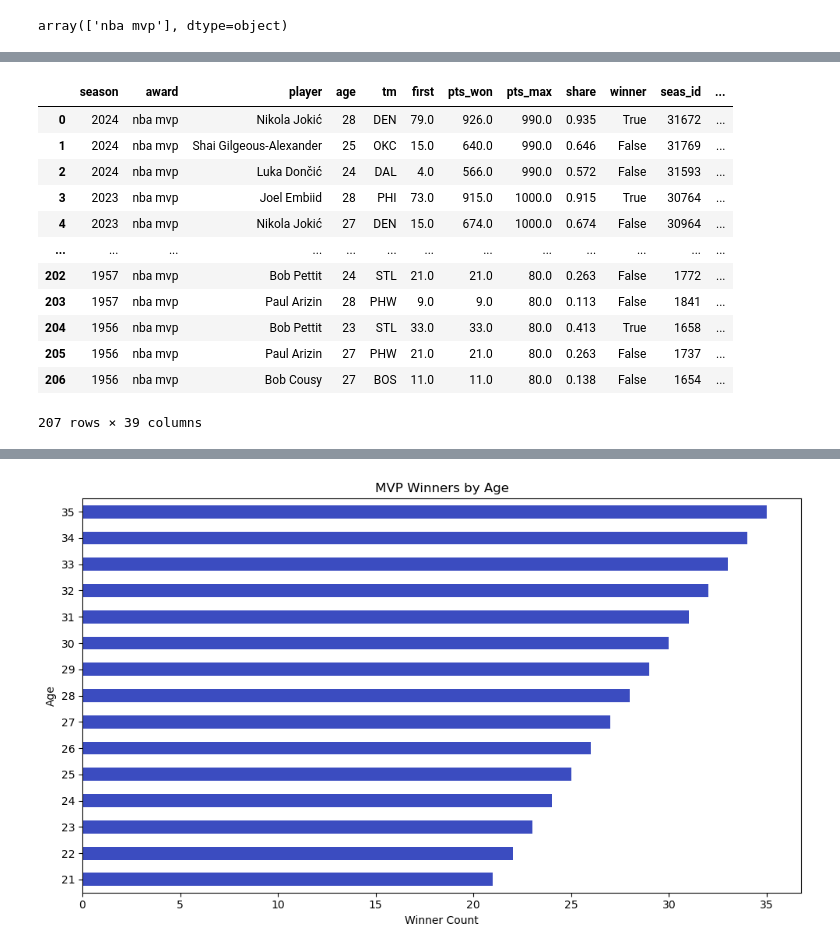
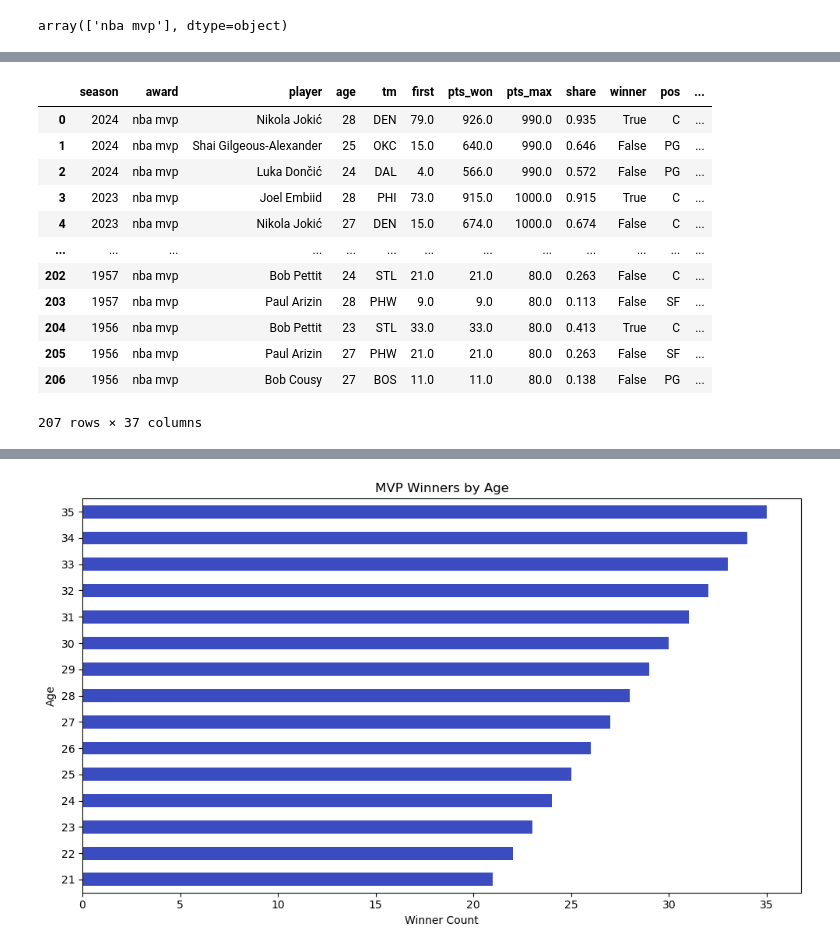
Before and after one commit to schao021/NBA_Award_Trends_and_Predictor, a Jupyter notebook: Award_Analysis.ipynb, the cells around one changed output, grey strips where cells are left out. Drawn from its saved outputs; the diff is of its cells as text; code cells hidden in the pictures.

```diff
--- a/Award_Analysis.ipynb
+++ b/Award_Analysis.ipynb
@@ -53,0 +55,31 @@ memory usage: 316.6+ KB
+# %%
+df_player_seasons = pd.read_csv('Dataset/Player Per Game.csv')
+# Player_id keep in case same name players
+df_player_seasons = df_player_seasons.drop(columns=['lg', 'birth_year', 'seas_id', 'player_id'])
+df_player_seasons.rename(columns={
+    'mp_per_game' : 'MP',
+    'fg_per_game' : 'FG',
+    'fga_per_game' : 'FGA',
+    'fg_percent' : 'FG%',
+    'x3p_per_game' : '3P',
+    'x3pa_per_game' : '3PA',
+    'x3p_percent' : '3P%',
+    'x2p_per_game' : '2P',
+    'x2pa_per_game' : '2PA',
+    'x2p_percent' : '2P%',
+    'e_fg_percent' : 'eFG%',
+    'ft_per_game' : 'FT',
+    'fta_per_game' : 'FTA',
+    'ft_percent' : 'FT%',
+    'orb_per_game' : 'ORB',
+    'drb_per_game' : 'DRB',
+    'trb_per_game' : 'TRB',
+    'ast_per_game' : 'AST',
+    'stl_per_game' : 'STL',
+    'blk_per_game' : 'BLK',
+    'tov_per_game' : 'TOV',
+    'pf_per_game' : 'PF',
+    'pts_per_game' : 'PTS'
+}, inplace=True)
+df_player_seasons[['FG%', '3P%', '2P%', 'eFG%', 'FT%']] = df_player_seasons[['FG%', '3P%', '2P%', 'eFG%', 'FT%']] * 100
+df_player_seasons
@@ -99,5 +167,0 @@ df_mvp_top_3
-# %%
-df_player_seasons = pd.read_csv('Dataset/Player Per Game.csv')
-df_player_seasons = df_player_seasons.drop(columns=['lg', 'birth_year', 'seas_id'])
-# Player_id keep in case same name players
-df_player_seasons
@@ -118,22 +168,22 @@ df_player_seasons
 # %%
-df_merged_mvp = df_mvp_top_3.merge(df_player_seasons, how='left', on=['player', 'season'], suffixes=(' ', '_y'))
-df_merged_mvp.drop(df_merged_mvp.filter(regex='_y$').columns, axis=1, inplace=True)
-df_merged_mvp.columns = df_merged_mvp.columns.str.strip() # Need to clean this up because although age looked like 'age', there are hidden spaces
-df_merged_mvp
+df_merged_mvp_3 = df_mvp_top_3.merge(df_player_seasons, how='left', on=['player', 'season'], suffixes=(' ', '_y'))
+df_merged_mvp_3.drop(df_merged_mvp_3.filter(regex='_y$').columns, axis=1, inplace=True)
+df_merged_mvp_3.columns = df_merged_mvp_3.columns.str.strip() # Need to clean this up because although age looked like 'age', there are hidden spaces
+df_merged_mvp_3
 # %% [output]
-|  | season | award | player | age | tm | first | pts_won | pts_max | share | winner | seas_id | ... |
-| 0 | 2024 | nba mvp | Nikola Jokić | 28 | DEN | 79.0 | 926.0 | 990.0 | 0.935 | True | 31672 | ... |
-| 1 | 2024 | nba mvp | Shai Gilgeous-Alexander | 25 | OKC | 15.0 | 640.0 | 990.0 | 0.646 | False | 31769 | ... |
-| 2 | 2024 | nba mvp | Luka Dončić | 24 | DAL | 4.0 | 566.0 | 990.0 | 0.572 | False | 31593 | ... |
-| 3 | 2023 | nba mvp | Joel Embiid | 28 | PHI | 73.0 | 915.0 | 1000.0 | 0.915 | True | 30764 | ... |
-| 4 | 2023 | nba mvp | Nikola Jokić | 27 | DEN | 15.0 | 674.0 | 1000.0 | 0.674 | False | 30964 | ... |
+|  | season | award | player | age | tm | first | pts_won | pts_max | share | winner | pos | ... |
+| 0 | 2024 | nba mvp | Nikola Jokić | 28 | DEN | 79.0 | 926.0 | 990.0 | 0.935 | True | C | ... |
+| 1 | 2024 | nba mvp | Shai Gilgeous-Alexander | 25 | OKC | 15.0 | 640.0 | 990.0 | 0.646 | False | PG | ... |
+| 2 | 2024 | nba mvp | Luka Dončić | 24 | DAL | 4.0 | 566.0 | 990.0 | 0.572 | False | PG | ... |
+| 3 | 2023 | nba mvp | Joel Embiid | 28 | PHI | 73.0 | 915.0 | 1000.0 | 0.915 | True | C | ... |
+| 4 | 2023 | nba mvp | Nikola Jokić | 27 | DEN | 15.0 | 674.0 | 1000.0 | 0.674 | False | C | ... |
 | ... | ... | ... | ... | ... | ... | ... | ... | ... | ... | ... | ... | ... |
-| 202 | 1957 | nba mvp | Bob Pettit | 24 | STL | 21.0 | 21.0 | 80.0 | 0.263 | False | 1772 | ... |
-| 203 | 1957 | nba mvp | Paul Arizin | 28 | PHW | 9.0 | 9.0 | 80.0 | 0.113 | False | 1841 | ... |
-| 204 | 1956 | nba mvp | Bob Pettit | 23 | STL | 33.0 | 33.0 | 80.0 | 0.413 | True | 1658 | ... |
-| 205 | 1956 | nba mvp | Paul Arizin | 27 | PHW | 21.0 | 21.0 | 80.0 | 0.263 | False | 1737 | ... |
-| 206 | 1956 | nba mvp | Bob Cousy | 27 | BOS | 11.0 | 11.0 | 80.0 | 0.138 | False | 1654 | ... |
+| 202 | 1957 | nba mvp | Bob Pettit | 24 | STL | 21.0 | 21.0 | 80.0 | 0.263 | False | C | ... |
+| 203 | 1957 | nba mvp | Paul Arizin | 28 | PHW | 9.0 | 9.0 | 80.0 | 0.113 | False | SF | ... |
+| 204 | 1956 | nba mvp | Bob Pettit | 23 | STL | 33.0 | 33.0 | 80.0 | 0.413 | True | C | ... |
+| 205 | 1956 | nba mvp | Paul Arizin | 27 | PHW | 21.0 | 21.0 | 80.0 | 0.263 | False | SF | ... |
+| 206 | 1956 | nba mvp | Bob Cousy | 27 | BOS | 11.0 | 11.0 | 80.0 | 0.138 | False | PG | ... |
-207 rows × 39 columns
+207 rows × 37 columns
 # %%
 era_bins = [1956, 1968, 1980, 1993, 2004, 2014, 2025]
 era_labels = ['1956-1967', '1968-1979', '1980-1992', '1993-2003', '2004-2013', '2014-Present']
```
Also changed, not shown: parts of 18 cells of this notebook, 1 other file.
